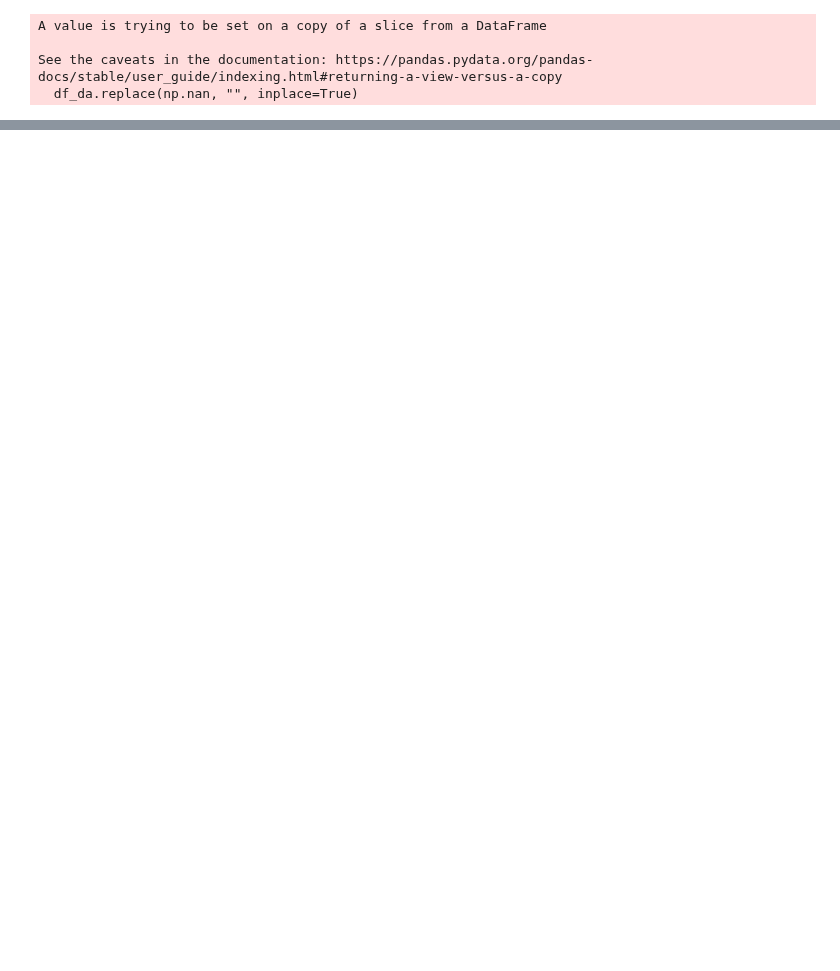
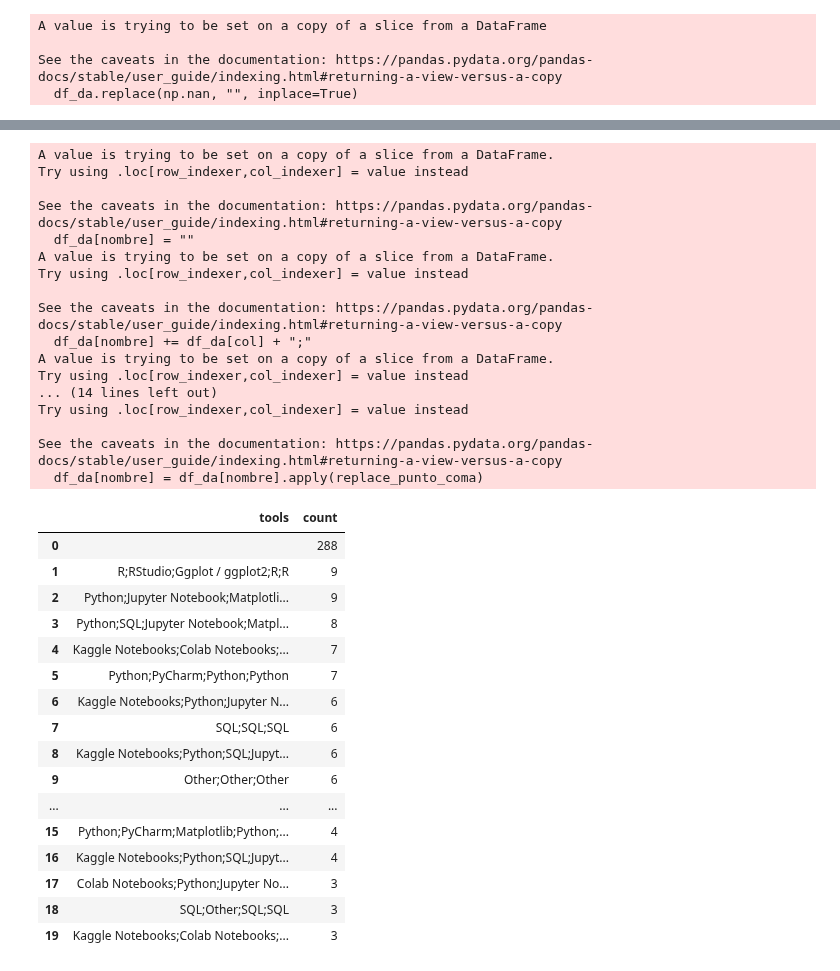
Before and after one commit to Adalab/project-da-promo-d-module-2-team-2-, a Jupyter notebook: notebooks/combinaciones.ipynb, the cells around one changed output, grey strips where cells are left out. Drawn from its saved outputs; the diff is of its cells as text; code cells hidden in the pictures; blank space fills up the shorter version.

```diff
--- a/notebooks/combinaciones.ipynb
+++ b/notebooks/combinaciones.ipynb
@@ -245,0 +249,37 @@ See the caveats in the documentation: https://pandas.pydata.org/pandas-docs/stab
+# %%
+df_combo_all_tools = columna_combo(['dev_language_', 'IDE_', 'visualisation_', 'big_data_', 'BI_tools_', 'notebooks_'], 'combo_all_tools')
+# %% [output]
+A value is trying to be set on a copy of a slice from a DataFrame.
+Try using .loc[row_indexer,col_indexer] = value instead
+
+See the caveats in the documentation: https://pandas.pydata.org/pandas-docs/stable/user_guide/indexing.html#returning-a-view-versus-a-copy
+  df_da[nombre] = ""
+A value is trying to be set on a copy of a slice from a DataFrame.
+Try using .loc[row_indexer,col_indexer] = value instead
+
+See the caveats in the documentation: https://pandas.pydata.org/pandas-docs/stable/user_guide/indexing.html#returning-a-view-versus-a-copy
+  df_da[nombre] += df_da[col] + ";"
+A value is trying to be set on a copy of a slice from a DataFrame.
+Try using .loc[row_indexer,col_indexer] = value instead
+... (14 lines left out)
+Try using .loc[row_indexer,col_indexer] = value instead
+
+See the caveats in the documentation: https://pandas.pydata.org/pandas-docs/stable/user_guide/indexing.html#returning-a-view-versus-a-copy
+  df_da[nombre] = df_da[nombre].apply(replace_punto_coma)
+|  | tools | count |
+| 0 |  | 288 |
+| 1 | R;RStudio;Ggplot / ggplot2;R;R | 9 |
+| 2 | Python;Jupyter Notebook;Matplotli... | 9 |
+| 3 | Python;SQL;Jupyter Notebook;Matpl... | 8 |
+| 4 | Kaggle Notebooks;Colab Notebooks;... | 7 |
+| 5 | Python;PyCharm;Python;Python | 7 |
+| 6 | Kaggle Notebooks;Python;Jupyter N... | 6 |
+| 7 | SQL;SQL;SQL | 6 |
+| 8 | Kaggle Notebooks;Python;SQL;Jupyt... | 6 |
+| 9 | Other;Other;Other | 6 |
+| ... | ... | ... |
+| 15 | Python;PyCharm;Matplotlib;Python;... | 4 |
+| 16 | Kaggle Notebooks;Python;SQL;Jupyt... | 4 |
+| 17 | Colab Notebooks;Python;Jupyter No... | 3 |
+| 18 | SQL;Other;SQL;SQL | 3 |
+| 19 | Kaggle Notebooks;Colab Notebooks;... | 3 |
```
Also changed, not shown: parts of 8 cells of this notebook, 2 other files.
